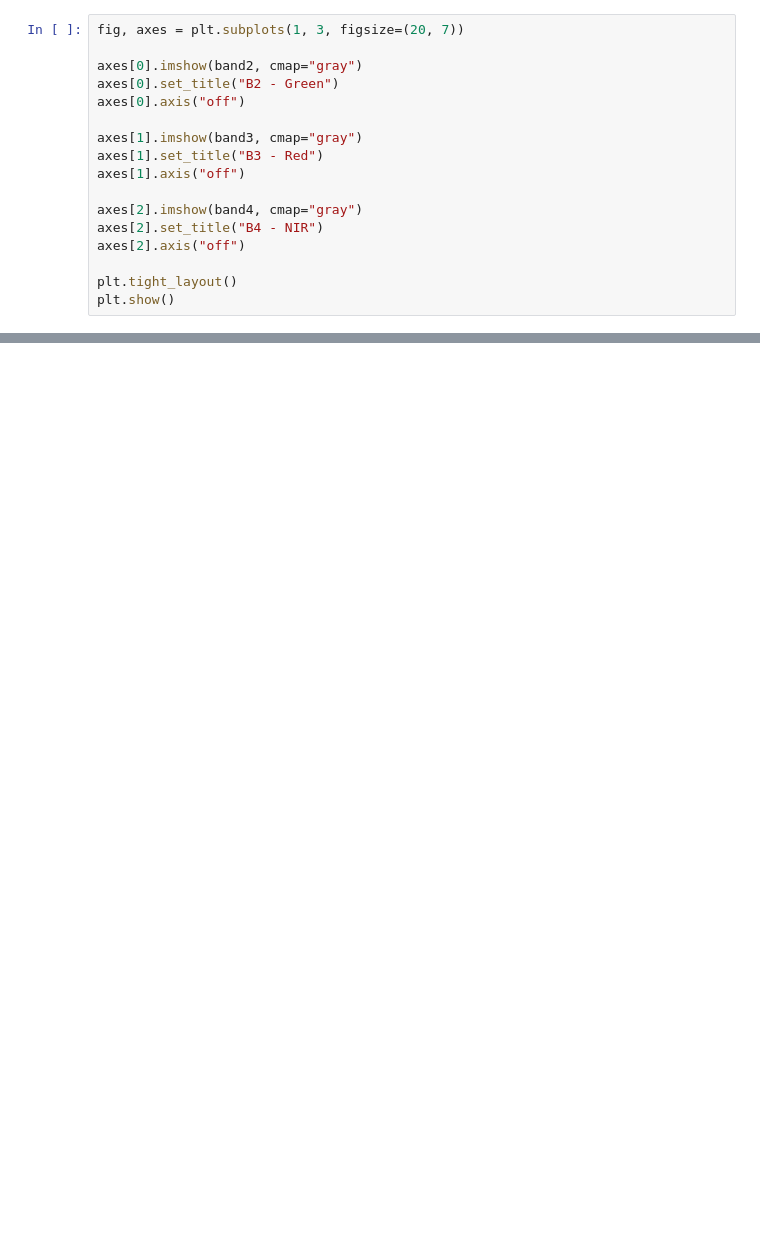
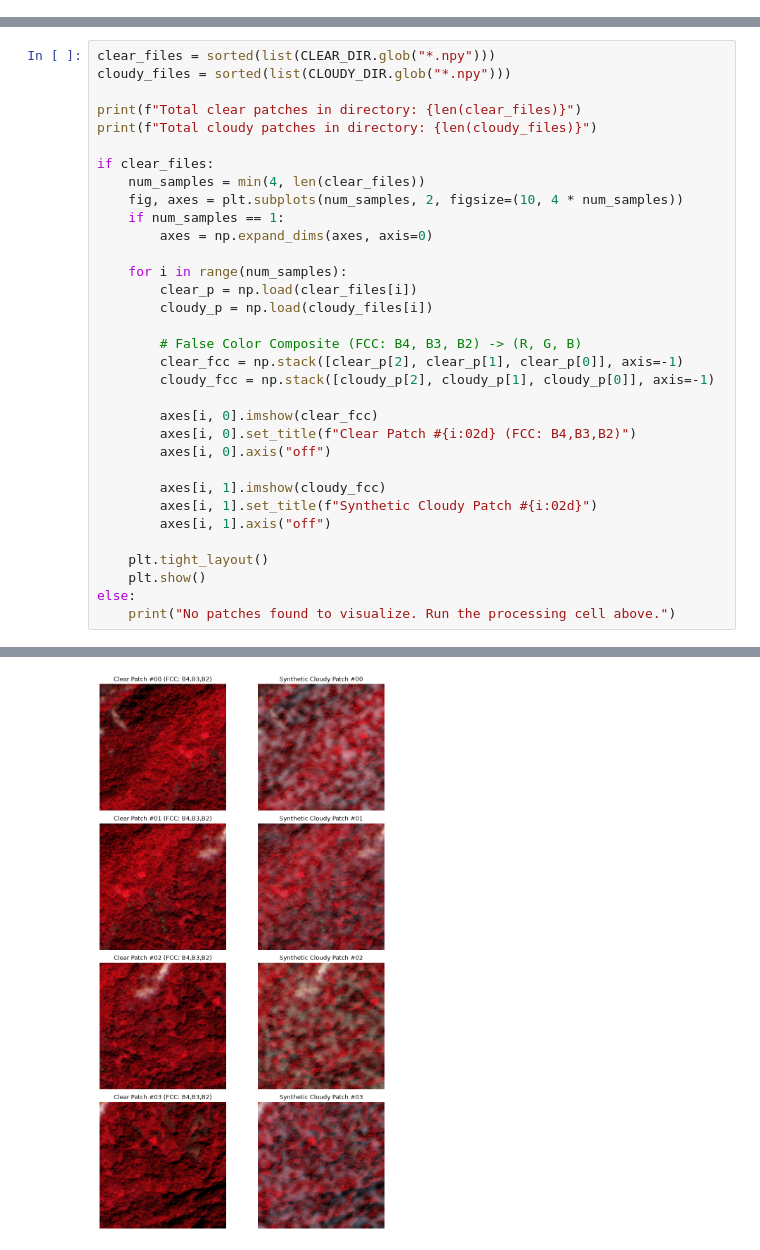
Before and after one commit to ChxitanyaR7/LISS-IV-Cloud-Removal-GAN, a Jupyter notebook: Reading-tiff.ipynb, the cells around one changed output, grey strips where cells are left out. Saved outputs shown, nothing was run; the diff lists cells and outputs as text; blank space fills up the shorter version.

Commit message:
Added automation script for patch extraction

```diff
--- a/Reading-tiff.ipynb
+++ b/Reading-tiff.ipynb
@@ -245,17 +0,0 @@ B4 shape: (2053, 2266)
-# %%
-fig, axes = plt.subplots(1, 3, figsize=(20, 7))
-
-axes[0].imshow(band2, cmap="gray")
-axes[0].set_title("B2 - Green")
-axes[0].axis("off")
-
-axes[1].imshow(band3, cmap="gray")
-axes[1].set_title("B3 - Red")
-axes[1].axis("off")
-
-axes[2].imshow(band4, cmap="gray")
-axes[2].set_title("B4 - NIR")
-axes[2].axis("off")
-
-plt.tight_layout()
-plt.show()
@@ -930,0 +224,34 @@ Output hidden; open in https://colab.research.google.com to view.
+# %%
+clear_files = sorted(list(CLEAR_DIR.glob("*.npy")))
+cloudy_files = sorted(list(CLOUDY_DIR.glob("*.npy")))
+
+print(f"Total clear patches in directory: {len(clear_files)}")
+print(f"Total cloudy patches in directory: {len(cloudy_files)}")
+
+if clear_files:
+    num_samples = min(4, len(clear_files))
+    fig, axes = plt.subplots(num_samples, 2, figsize=(10, 4 * num_samples))
+    if num_samples == 1:
+        axes = np.expand_dims(axes, axis=0)
+
+    for i in range(num_samples):
+        clear_p = np.load(clear_files[i])
+        cloudy_p = np.load(cloudy_files[i])
+
+        # False Color Composite (FCC: B4, B3, B2) -> (R, G, B)
+        clear_fcc = np.stack([clear_p[2], clear_p[1], clear_p[0]], axis=-1)
+        cloudy_fcc = np.stack([cloudy_p[2], cloudy_p[1], cloudy_p[0]], axis=-1)
+
+        axes[i, 0].imshow(clear_fcc)
+        axes[i, 0].set_title(f"Clear Patch #{i:02d} (FCC: B4,B3,B2)")
+        axes[i, 0].axis("off")
+
+        axes[i, 1].imshow(cloudy_fcc)
+        axes[i, 1].set_title(f"Synthetic Cloudy Patch #{i:02d}")
+        axes[i, 1].axis("off")
+
+    plt.tight_layout()
+    plt.show()
+else:
+    print("No patches found to visualize. Run the processing cell above.")
+# %% [output]
@@ -930,0 +260 @@ Output hidden; open in https://colab.research.google.com to view.
+[figure, added]
```
Also changed, not shown: parts of 64 cells of this notebook, 1 other file.
